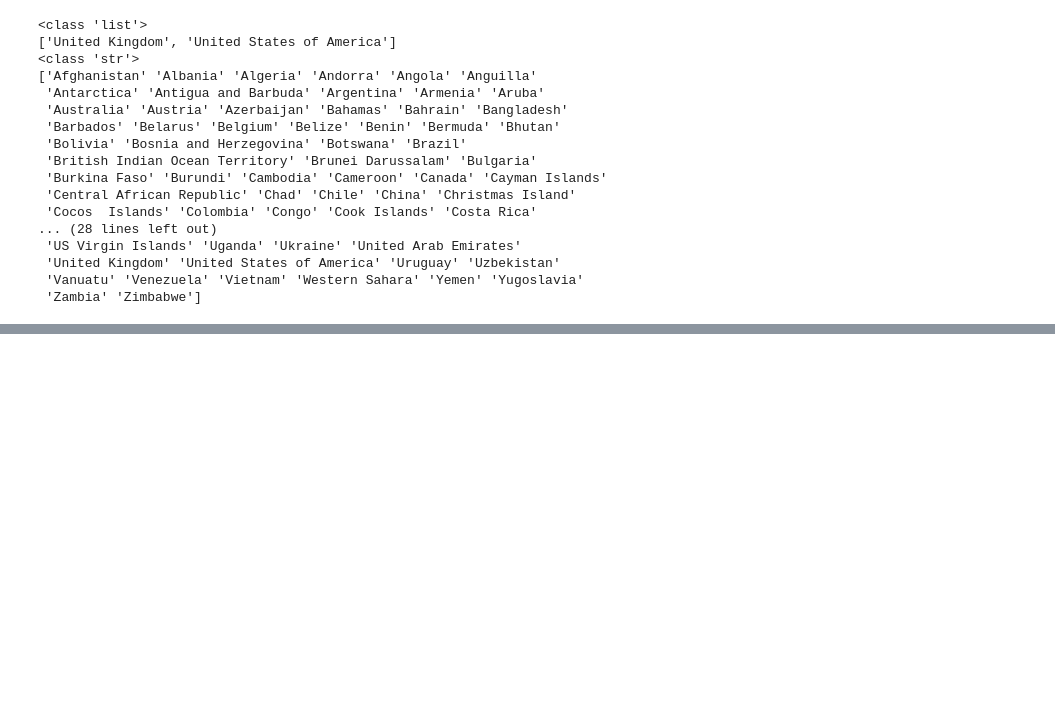
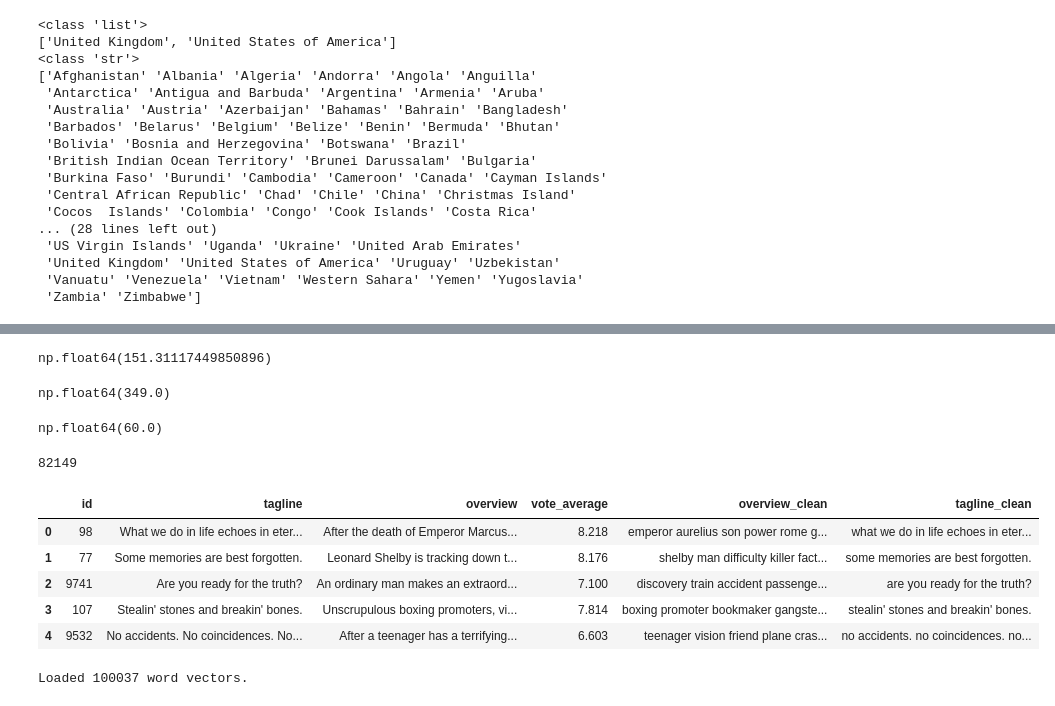
Before and after one commit to ImdadKhan0266/CSML-1010, a Jupyter notebook: Project_Saira.ipynb, the cells around one changed output, grey strips where cells are left out. Drawn from its saved outputs; the diff is of its cells as text; code cells hidden in the pictures; blank space fills up the shorter version.

```diff
--- a/Project_Saira.ipynb
+++ b/Project_Saira.ipynb
@@ -515,0 +529,42 @@ print(predictions.head())  # Includes predicted labels and probabilities
+# %%
+# max length is 1000 for overview. so need to shorten it to optimize.
+# I will only keep verbs,nouns and adjected and get rid of everything else in it.
+# Enable tqdm progress bar
+tqdm.pandas()
+
+# POS tags to keep
+keep_pos = {"NOUN", "PROPN", "ADJ", "VERB"}
+
+def filter_pos(text):
+    if not text or len(text) > 10000:
+        return ""
+    doc = nlp(text)
+    return " ".join(token.lemma_ for token in doc if token.pos_ in keep_pos)
+
+df_pd["overview_clean"] = df_pd["overview_clean"].astype(str).progress_apply(filter_pos)
+# %%
+# also keep only unique words for overview clean
+from collections import Counter
+
+def keep_only_unique_words(text):
+    words = text.split()
+    counts = Counter(words)
+    return " ".join([word for word in words if counts[word] == 1])
+
+# Apply to pandas column
+df_pd["overview_clean"] = df_pd["overview_clean"].apply(keep_only_unique_words)
+# %%
+# lets recheck mean and max length
+df_pd['overview_clean'].str.len().max()
+df_pd['overview_clean'].str.len().mean()
+# %% [output]
+np.float64(151.31117449850896)
+# %%
+np.percentile(df_pd['overview_clean'].str.len(),95)
+# %% [output]
+np.float64(349.0)
+# %%
+np.percentile(df_pd['tagline_clean'].str.len(),95)
+# 95th percentile length of string is 60 so will keep padded seq to 60 for tagline
+# %% [output]
+np.float64(60.0)
@@ -515,0 +578,5 @@ print(predictions.head())  # Includes predicted labels and probabilities
+# %%
+#len(tokenizer.word_index)
+df_pd['overview_clean'].str.split().explode().nunique()
+# %% [output]
+82149
@@ -515,0 +590,25 @@ print(predictions.head())  # Includes predicted labels and probabilities
+# %%
+df_pd.head()
+# %% [output]
+|  | id | tagline | overview | vote_average | overview_clean | tagline_clean |
+| 0 | 98 | What we do in life echoes in eter... | After the death of Emperor Marcus... | 8.218 | emperor aurelius son power rome g... | what we do in life echoes in eter... |
+| 1 | 77 | Some memories are best forgotten. | Leonard Shelby is tracking down t... | 8.176 | shelby man difficulty killer fact... | some memories are best forgotten. |
+| 2 | 9741 | Are you ready for the truth? | An ordinary man makes an extraord... | 7.100 | discovery train accident passenge... | are you ready for the truth? |
+| 3 | 107 | Stealin' stones and breakin' bones. | Unscrupulous boxing promoters, vi... | 7.814 | boxing promoter bookmaker gangste... | stealin' stones and breakin' bones. |
+| 4 | 9532 | No accidents. No coincidences. No... | After a teenager has a terrifying... | 6.603 | teenager vision friend plane cras... | no accidents. no coincidences. no... |
+# %%
+# Parsing the word-cofficients into dictionary
+# pre trained glove embeddings, each word is represented by an array of length 100
+embeddings_index = dict()
+f = open('glove.6B.100d.txt',encoding='utf-8')
+i=0;
+for line in f:
+    values = line.split()
+    word = values[0]
+    coefs = np.asarray(values[1:], dtype='float32')
+    embeddings_index[word] = coefs
+    i=i+1
+f.close()
+print('Loaded %s word vectors.' % len(embeddings_index))
+# %% [output]
+Loaded 100037 word vectors.
```
Also changed, not shown: parts of 41 cells of this notebook.
